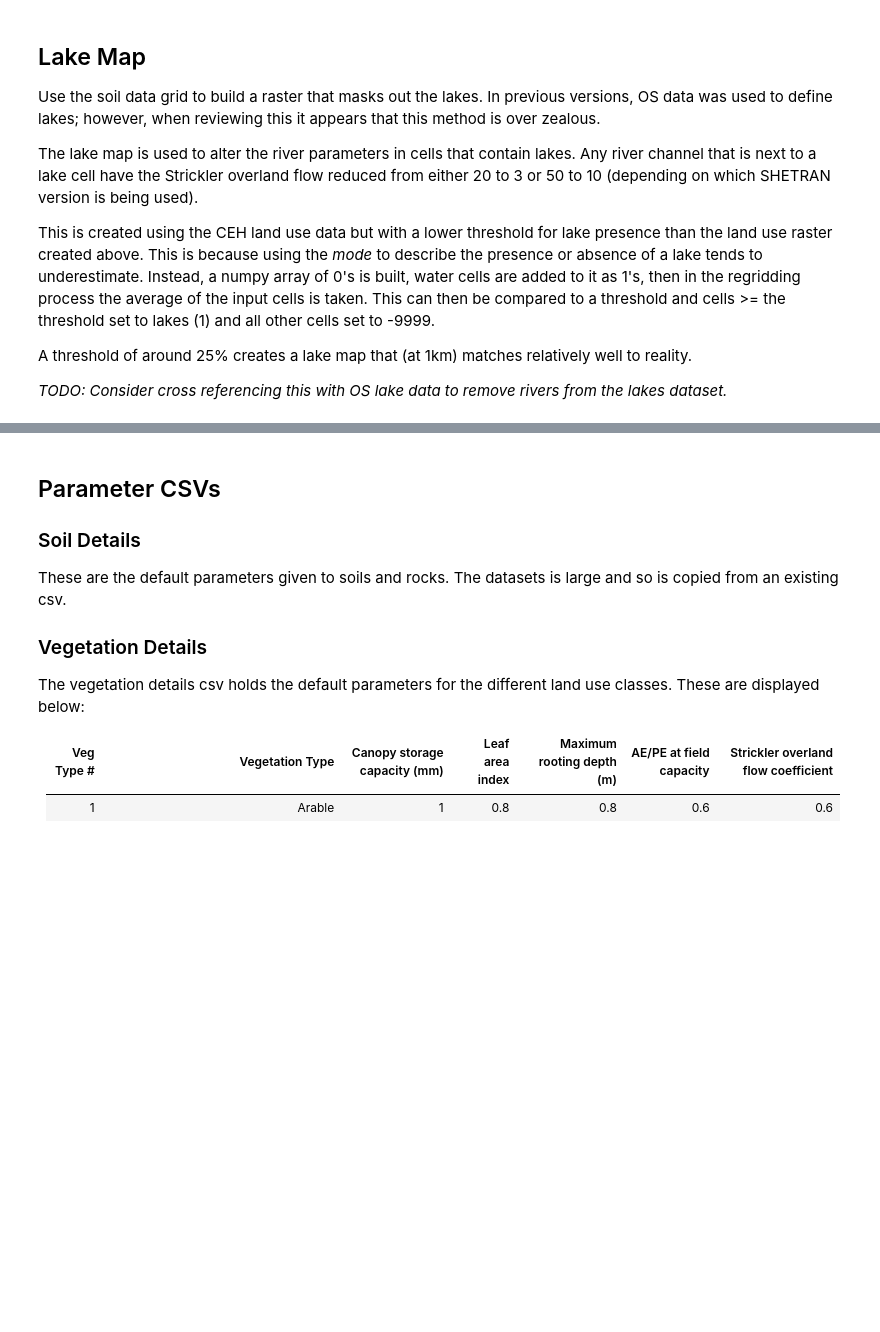
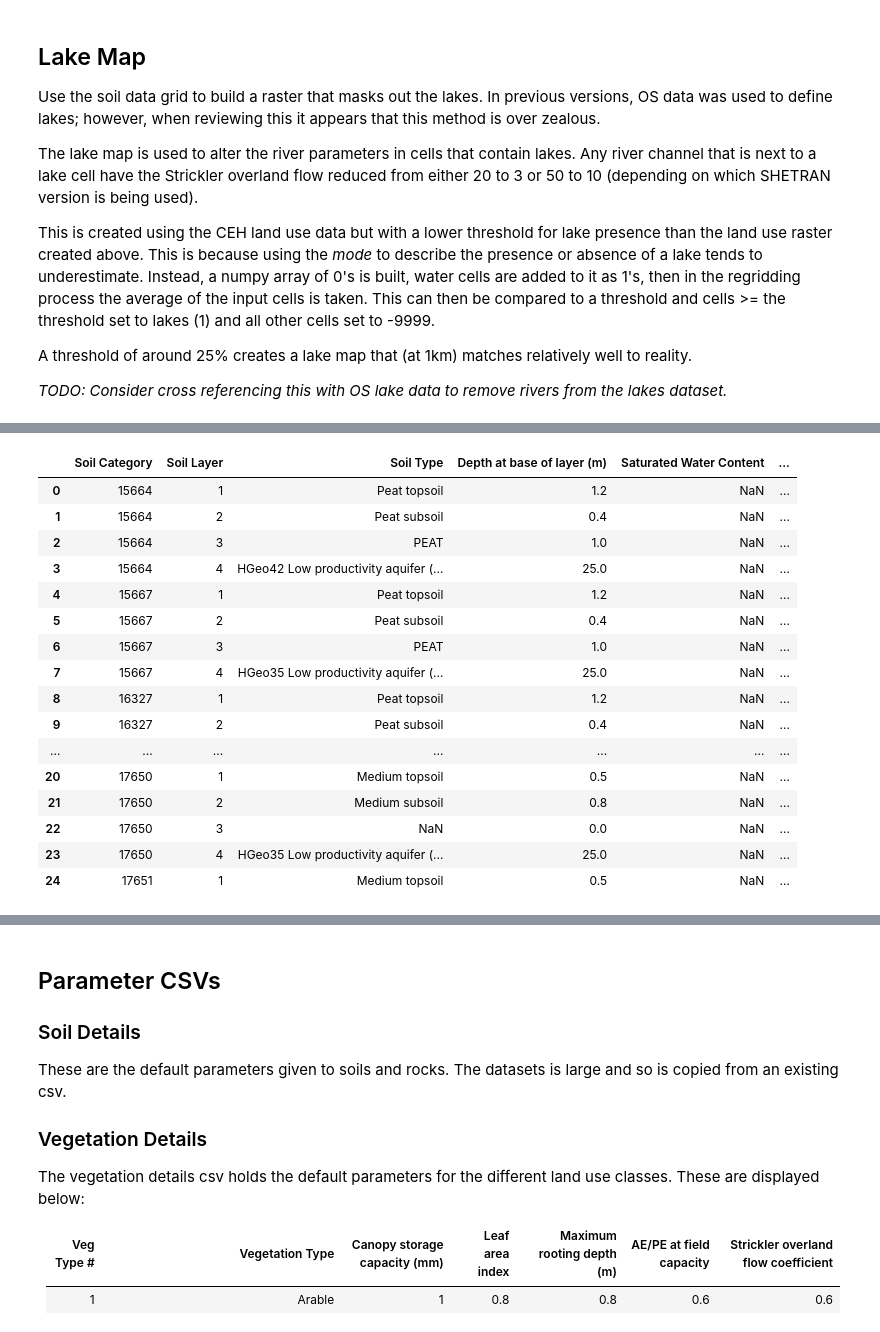
Before and after one commit to henry-rong/SHETRAN-UK-Generic-Catchment-Setup-Scripts, a Jupyter notebook: Create SHETRAN Raster Data.ipynb, the cells around one changed output, grey strips where cells are left out. Saved outputs shown, nothing was run; the diff lists cells and outputs as text; code cells hidden in the pictures; blank space fills up the shorter version.

Commit message:
Significant additions to the Create SHETRAN Raster Data notebook to include subsurface datasets.

```diff
--- a/Create SHETRAN Raster Data.ipynb
+++ b/Create SHETRAN Raster Data.ipynb
@@ -498,0 +947,9 @@ This data was originally taken at a 1km resolution. The first iteration of this
+# %%
+# 5. Add some columns with IDs that can be used to extract notes from the layers:
+# Add some columns to hold notes, these use the same lookups keys as the soil details:
+df['TXSRFDO_notes'] = df['TXSRFDO']
+df['TXSUBDO_notes'] = df['TXSUBDO']
+df['superficial_notes'] = df['superficial']
+df['APM_notes'] = df['APM']
+
+df.head(5)
@@ -498,0 +1093,72 @@ This data was originally taken at a 1km resolution. The first iteration of this
+# %%
+# 9. Build the soil library as a list of lists for speed.
+# Each inner list represents a row in the final DataFrame.
+
+layer_dict = {1: 'TXSRFDO', 2: 'TXSUBDO', 3: 'superficial', 4: 'APM'}  # Add other layers as needed
+
+soil_library_data = []
+
+for row in range(len(df_unique)):
+    cell_id = df_unique.index[row]
+
+    # Loop through each soil layer for the current cell
+    for layer_num, layer_name in layer_dict.items():
+
+        # Get soil type, depth, and notes for this cell/layer
+        soil_type = df_unique.iloc[row][layer_name]
+        soil_depth = df_unique.iloc[row][f'{layer_name}_depth']
+
+        # soil_depth = df_unique[0] if len(soil_depth) > 0 else np.nan
+        soil_note = df_unique.iloc[row][f'{layer_name}_notes']
+
+        # Append all values as a list (much faster than using dicts or concat)
+        soil_library_data.append([
+            cell_id,
+            int(layer_num),
+            soil_type,
+            soil_depth,
+            np.nan,  # Saturated Water Content
+            np.nan,  # Residual Water Content
+            np.nan,  # Saturated Conductivity (m/day)
+            np.nan,  # vanGenuchten- alpha (cm-1)
+            np.nan,  # vanGenuchten-n
+            soil_note
+        ])
+
+# Convert the list of lists to a DataFrame in one go (very fast)
+soil_library = pd.DataFrame(
+    soil_library_data,
+    columns=[
+        'Soil Category',
+        'Soil Layer',
+        'Soil Type',
+        'Depth at base of layer (m)',
+        'Saturated Water Content',
+        'Residual Water Content',
+        'Saturated Conductivity (m/day)',
+        'vanGenuchten- alpha (cm-1)',
+        'vanGenuchten-n',
+        'Notes'
+    ]
+)
+
+soil_library.head(25)
+# Now soil_library is ready for further processing and saving.
+# %% [output]
+|  | Soil Category | Soil Layer | Soil Type | Depth at base of layer (m) | Saturated Water Content | ... |
+| 0 | 15664 | 1 | Peat topsoil | 1.2 | NaN | ... |
+| 1 | 15664 | 2 | Peat subsoil | 0.4 | NaN | ... |
+| 2 | 15664 | 3 | PEAT | 1.0 | NaN | ... |
+| 3 | 15664 | 4 | HGeo42 Low productivity aquifer (... | 25.0 | NaN | ... |
+| 4 | 15667 | 1 | Peat topsoil | 1.2 | NaN | ... |
+| 5 | 15667 | 2 | Peat subsoil | 0.4 | NaN | ... |
+| 6 | 15667 | 3 | PEAT | 1.0 | NaN | ... |
+| 7 | 15667 | 4 | HGeo35 Low productivity aquifer (... | 25.0 | NaN | ... |
+| 8 | 16327 | 1 | Peat topsoil | 1.2 | NaN | ... |
+| 9 | 16327 | 2 | Peat subsoil | 0.4 | NaN | ... |
+| ... | ... | ... | ... | ... | ... | ... |
+| 20 | 17650 | 1 | Medium topsoil | 0.5 | NaN | ... |
+| 21 | 17650 | 2 | Medium subsoil | 0.8 | NaN | ... |
+| 22 | 17650 | 3 | NaN | 0.0 | NaN | ... |
+| 23 | 17650 | 4 | HGeo35 Low productivity aquifer (... | 25.0 | NaN | ... |
+| 24 | 17651 | 1 | Medium topsoil | 0.5 | NaN | ... |
```
Also changed, not shown: parts of 35 cells of this notebook.
